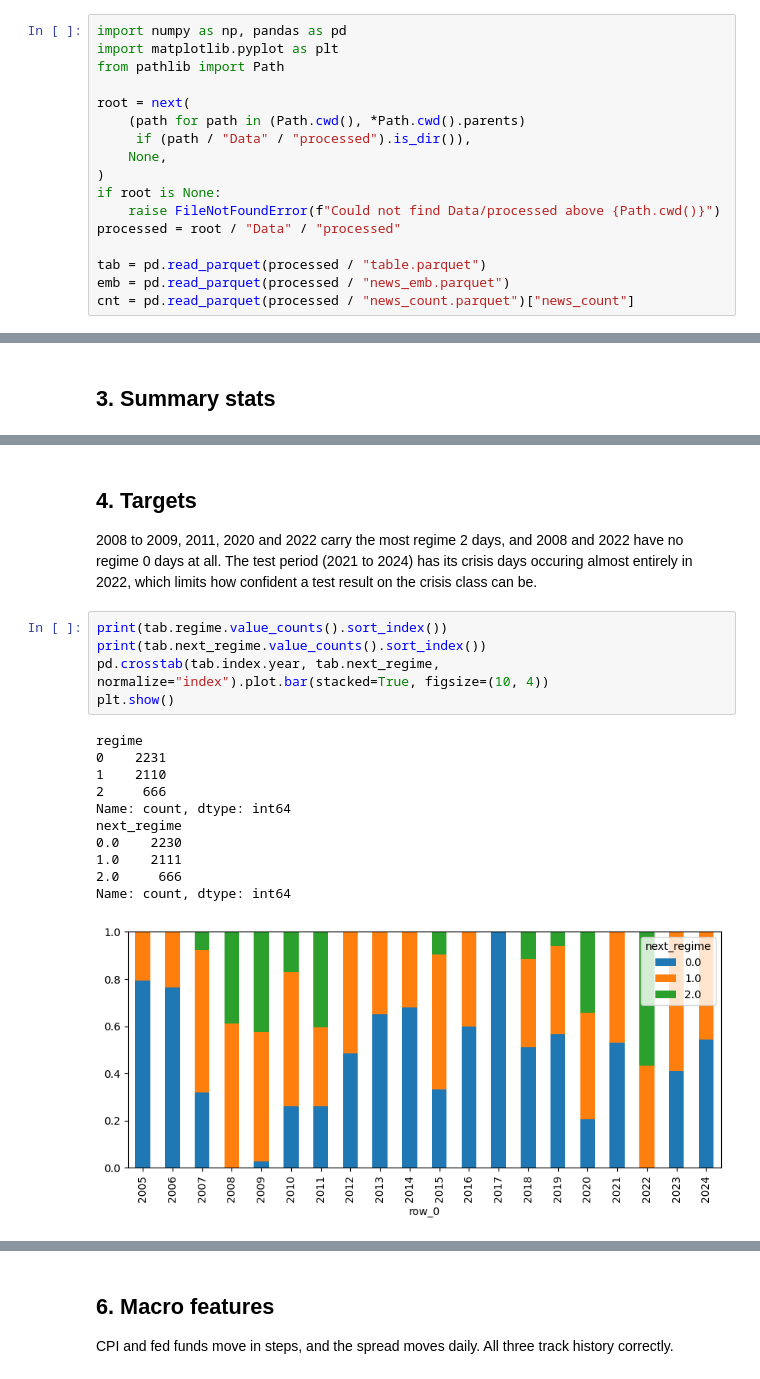
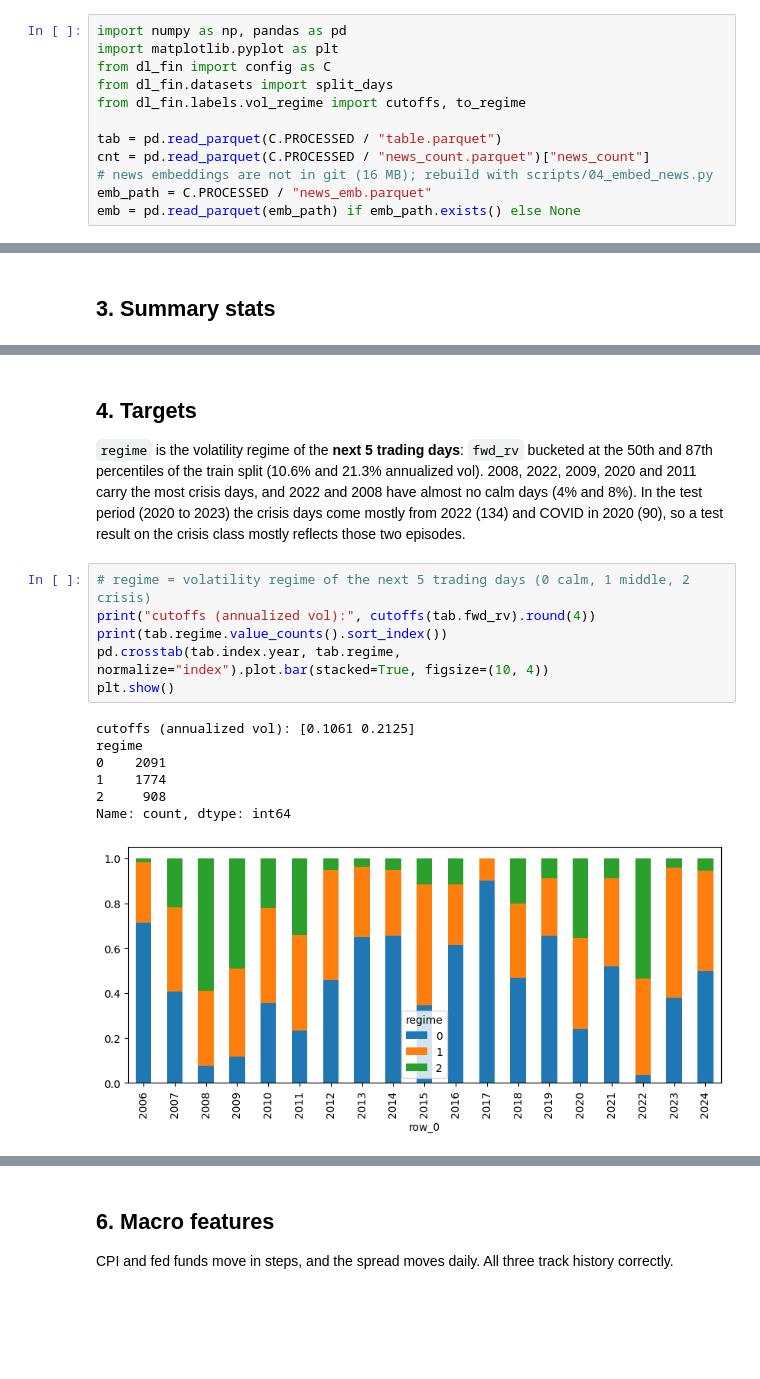
Before and after one commit to mariyakoval/deep-learning, a Jupyter notebook: src/EDA.ipynb, the cells around one changed output, grey strips where cells are left out. Cells and saved outputs as stored; diff of their text form; blank space fills up the shorter version.

```diff
--- a/src/EDA.ipynb
+++ b/src/EDA.ipynb
@@ -3,20 +3,15 @@
 # %%
 import numpy as np, pandas as pd
 import matplotlib.pyplot as plt
-from pathlib import Path
+from dl_fin import config as C
+from dl_fin.datasets import split_days
+from dl_fin.labels.vol_regime import cutoffs, to_regime
 
-root = next(
-    (path for path in (Path.cwd(), *Path.cwd().parents)
-     if (path / "Data" / "processed").is_dir()),
-    None,
-)
-if root is None:
-    raise FileNotFoundError(f"Could not find Data/processed above {Path.cwd()}")
-processed = root / "Data" / "processed"
-
-tab = pd.read_parquet(processed / "table.parquet")
-emb = pd.read_parquet(processed / "news_emb.parquet")
-cnt = pd.read_parquet(processed / "news_count.parquet")["news_count"]
+tab = pd.read_parquet(C.PROCESSED / "table.parquet")
+cnt = pd.read_parquet(C.PROCESSED / "news_count.parquet")["news_count"]
+# news embeddings are not in git (16 MB); rebuild with scripts/04_embed_news.py
+emb_path = C.PROCESSED / "news_emb.parquet"
+emb = pd.read_parquet(emb_path) if emb_path.exists() else None
 # %% [markdown]
 ## 1. Structure
 # %%
@@ -91,23 +89,21 @@ tab.describe().T
 # %% [markdown]
 ## 4. Targets
 
-2008 to 2009, 2011, 2020 and 2022 carry the most regime 2 days, and 2008 and 2022 have no regime 0 days at all.
-The test period (2021 to 2024) has its crisis days occuring almost entirely in 2022, which limits how confident a test result on the crisis class can be.
+`regime` is the volatility regime of the **next 5 trading days**: `fwd_rv` bucketed at the 50th and 87th percentiles of the train split (10.6% and 21.3% annualized vol).
+2008, 2022, 2009, 2020 and 2011 carry the most crisis days, and 2022 and 2008 have almost no calm days (4% and 8%).
+In the test period (2020 to 2023) the crisis days come mostly from 2022 (134) and COVID in 2020 (90), so a test result on the crisis class mostly reflects those two episodes.
 # %%
+# regime = volatility regime of the next 5 trading days (0 calm, 1 middle, 2 crisis)
+print("cutoffs (annualized vol):", cutoffs(tab.fwd_rv).round(4))
 print(tab.regime.value_counts().sort_index())
-print(tab.next_regime.value_counts().sort_index())
-pd.crosstab(tab.index.year, tab.next_regime, normalize="index").plot.bar(stacked=True, figsize=(10, 4))
+pd.crosstab(tab.index.year, tab.regime, normalize="index").plot.bar(stacked=True, figsize=(10, 4))
 plt.show()
 # %% [output]
+cutoffs (annualized vol): [0.1061 0.2125]
 regime
-0    2231
-1    2110
-2     666
+0    2091
+1    1774
+2     908
 Name: count, dtype: int64
-next_regime
-0.0    2230
-1.0    2111
-2.0     666
-Name: count, dtype: int64
-[figure, old version]
+[figure, new version]
 # %% [markdown]
```
Also changed, not shown: parts of 25 cells of this notebook.
